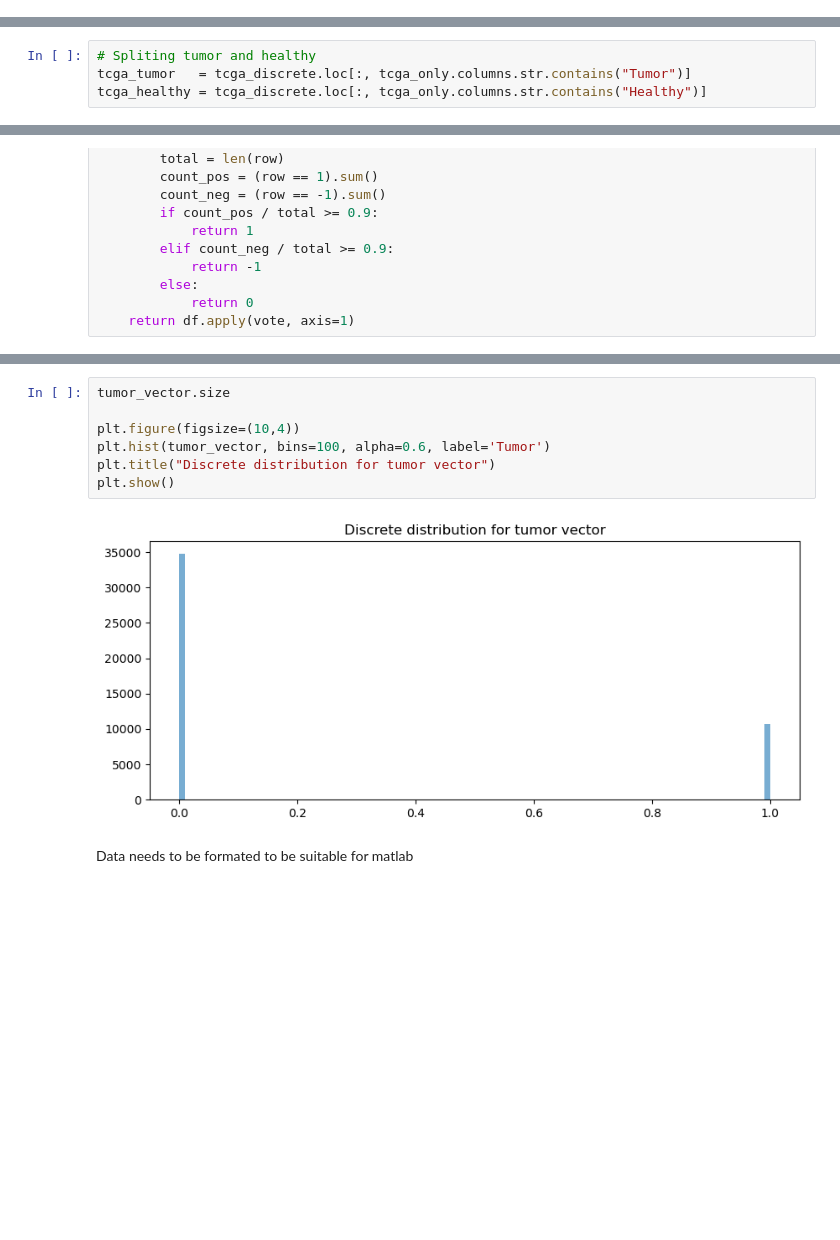
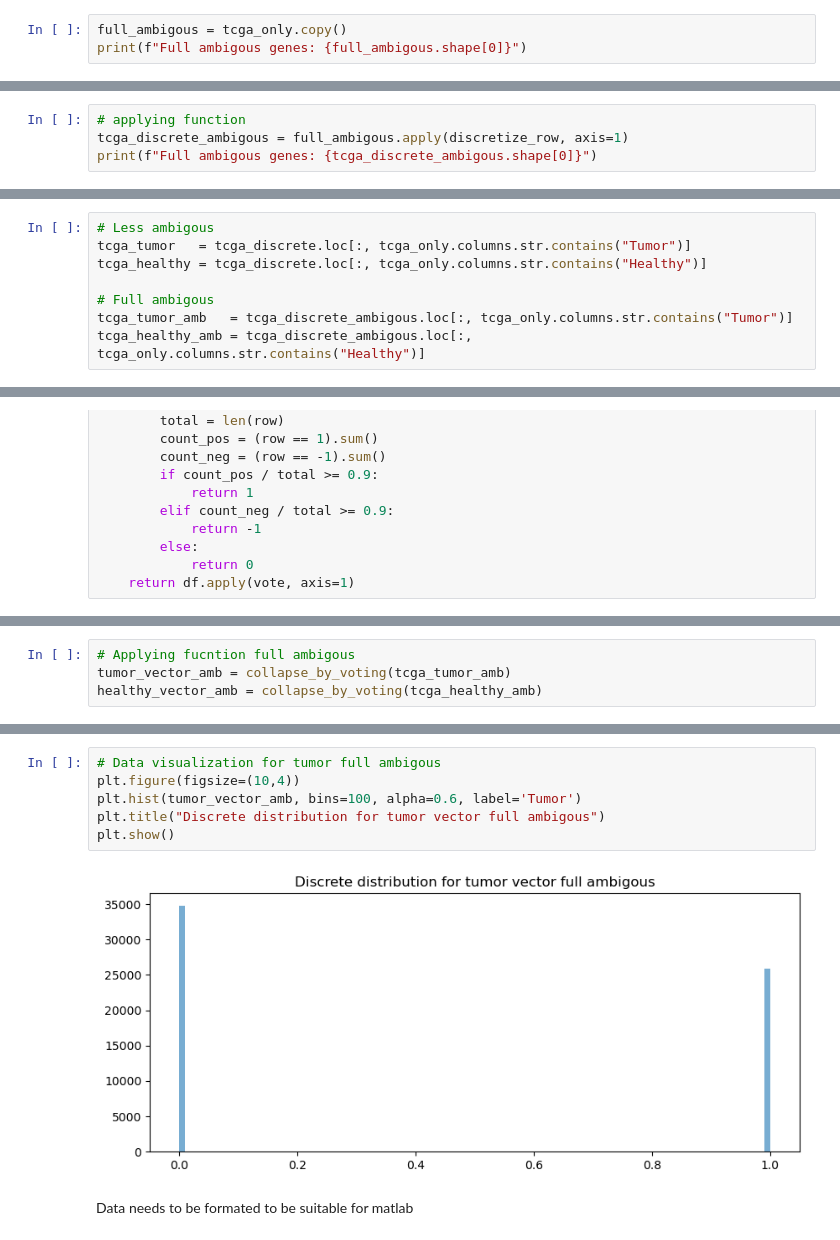
Before and after one commit to Alexreat/dissertation_project, a Jupyter notebook: DissertProject.ipynb, the cells around one changed output, grey strips where cells are left out. Cells and saved outputs as stored; diff of their text form; blank space fills up the shorter version.

```diff
--- a/DissertProject.ipynb
+++ b/DissertProject.ipynb
@@ -402,0 +437,3 @@ tcga_variable_genes = tcga_data.loc[top_genes]
+# %%
+full_ambigous = tcga_only.copy()
+print(f"Full ambigous genes: {full_ambigous.shape[0]}")
@@ -413,0 +461,4 @@ tcga_discrete = tcga_variable_genes.apply(discretize_row, axis=1)
+# %%
+# applying function
+tcga_discrete_ambigous = full_ambigous.apply(discretize_row, axis=1)
+print(f"Full ambigous genes: {tcga_discrete_ambigous.shape[0]}")
@@ -414,5 +469,9 @@ tcga_discrete = tcga_variable_genes.apply(discretize_row, axis=1)
 # %%
-# Spliting tumor and healthy
+# Less ambigous
 tcga_tumor   = tcga_discrete.loc[:, tcga_only.columns.str.contains("Tumor")]
 tcga_healthy = tcga_discrete.loc[:, tcga_only.columns.str.contains("Healthy")]
+
+# Full ambigous
+tcga_tumor_amb   = tcga_discrete_ambigous.loc[:, tcga_only.columns.str.contains("Tumor")]
+tcga_healthy_amb = tcga_discrete_ambigous.loc[:, tcga_only.columns.str.contains("Healthy")]
 # %% [markdown]
@@ -439,2 +500,6 @@ def collapse_by_voting(df):
 tumor_vector = collapse_by_voting(tcga_tumor)
 healthy_vector = collapse_by_voting(tcga_healthy)
+# %%
+# Applying fucntion full ambigous
+tumor_vector_amb = collapse_by_voting(tcga_tumor_amb)
+healthy_vector_amb = collapse_by_voting(tcga_healthy_amb)
@@ -451,12 +534,11 @@ plt.show()
 # %%
-tumor_vector.size
-
+# Data visualization for tumor full ambigous
 plt.figure(figsize=(10,4))
-plt.hist(tumor_vector, bins=100, alpha=0.6, label='Tumor')
-plt.title("Discrete distribution for tumor vector")
+plt.hist(tumor_vector_amb, bins=100, alpha=0.6, label='Tumor')
+plt.title("Discrete distribution for tumor vector full ambigous")
 plt.show()
 # %% [output]
-[figure, old version]
+[figure, new version]
 # %% [markdown]
 Data needs to be formated to be suitable for matlab
 # %%
```
Also changed, not shown: parts of 89 cells of this notebook.
